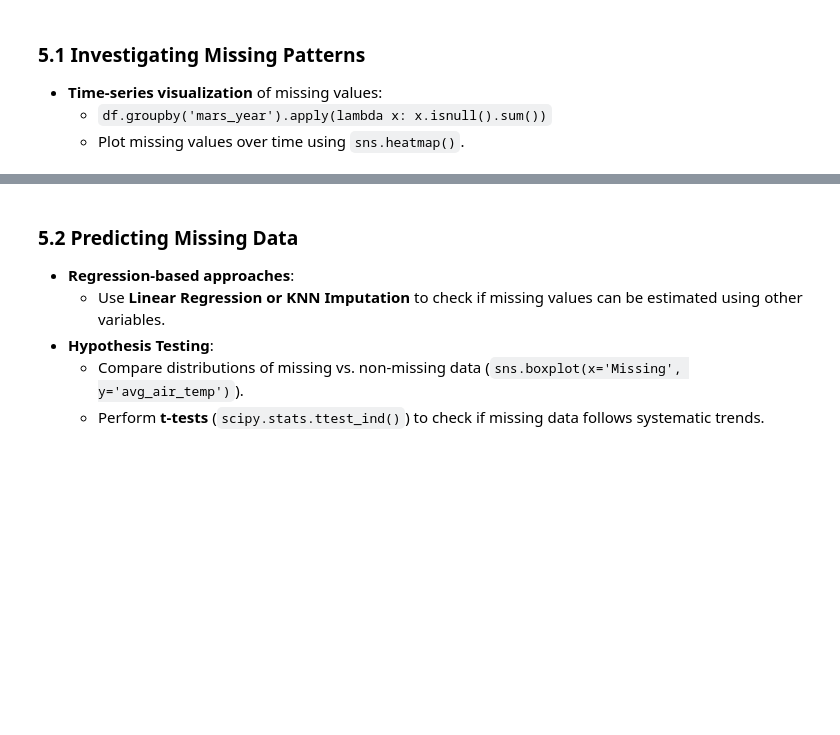
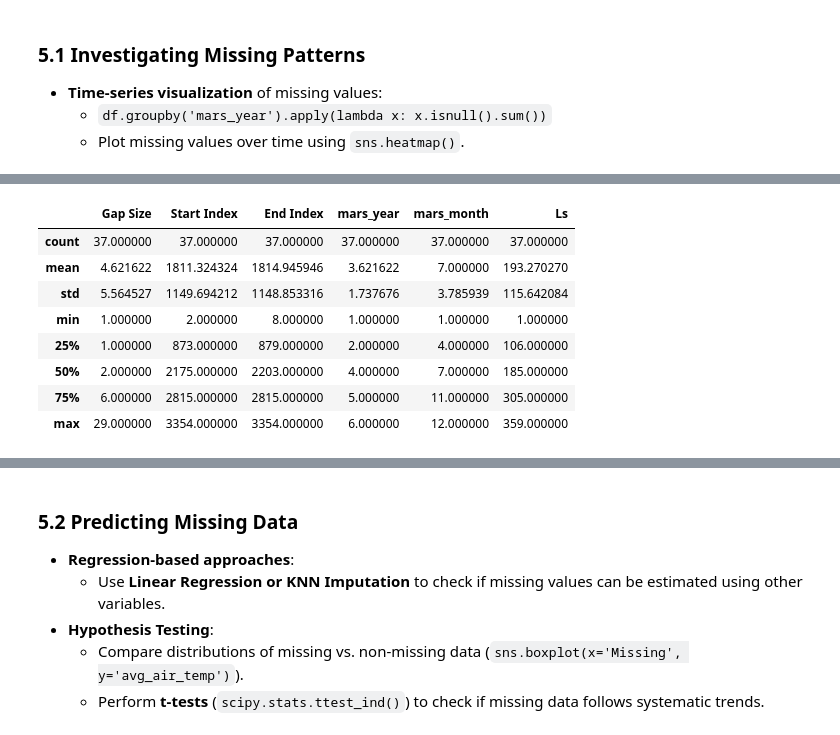
Before and after one commit to TristanPetersDS/Martian-Weather-Analysis, a Jupyter notebook: Notebooks/EDA.ipynb, the cells around one changed output, grey strips where cells are left out. Drawn from its saved outputs; the diff is of its cells as text; code cells hidden in the pictures; blank space fills up the shorter version.

```diff
--- a/Notebooks/EDA.ipynb
+++ b/Notebooks/EDA.ipynb
@@ -250,0 +301,12 @@ sns.pairplot(mars_df[features + ['mars_year']], hue='mars_year', palette='deep')
+# %%
+missing_df.describe()
+# %% [output]
+|  | Gap Size | Start Index | End Index | mars_year | mars_month | Ls |
+| count | 37.000000 | 37.000000 | 37.000000 | 37.000000 | 37.000000 | 37.000000 |
+| mean | 4.621622 | 1811.324324 | 1814.945946 | 3.621622 | 7.000000 | 193.270270 |
+| std | 5.564527 | 1149.694212 | 1148.853316 | 1.737676 | 3.785939 | 115.642084 |
+| min | 1.000000 | 2.000000 | 8.000000 | 1.000000 | 1.000000 | 1.000000 |
+| 25% | 1.000000 | 873.000000 | 879.000000 | 2.000000 | 4.000000 | 106.000000 |
+| 50% | 2.000000 | 2175.000000 | 2203.000000 | 4.000000 | 7.000000 | 185.000000 |
+| 75% | 6.000000 | 2815.000000 | 2815.000000 | 5.000000 | 11.000000 | 305.000000 |
+| max | 29.000000 | 3354.000000 | 3354.000000 | 6.000000 | 12.000000 | 359.000000 |
```
Also changed, not shown: parts of 3 cells of this notebook, 1 other file.
